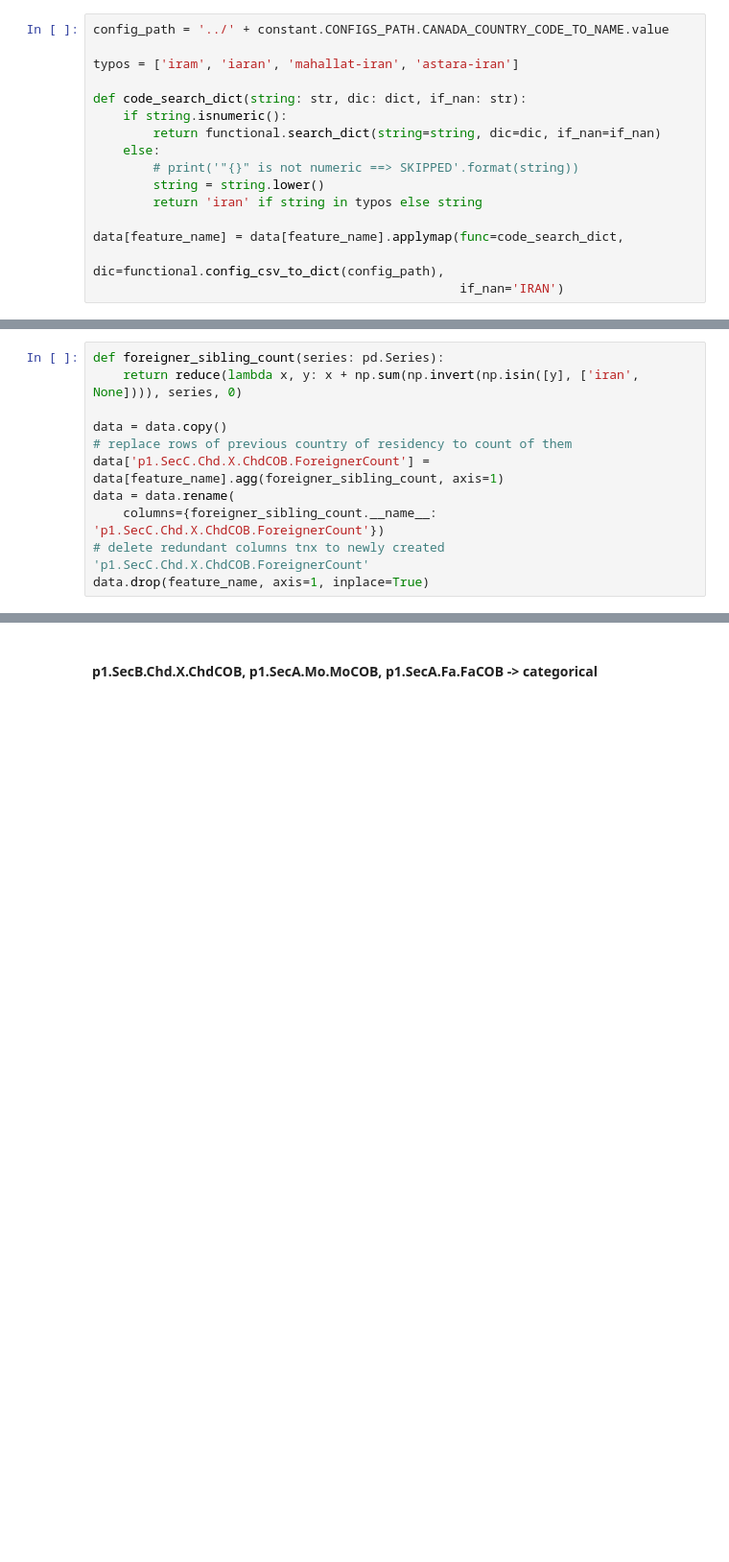
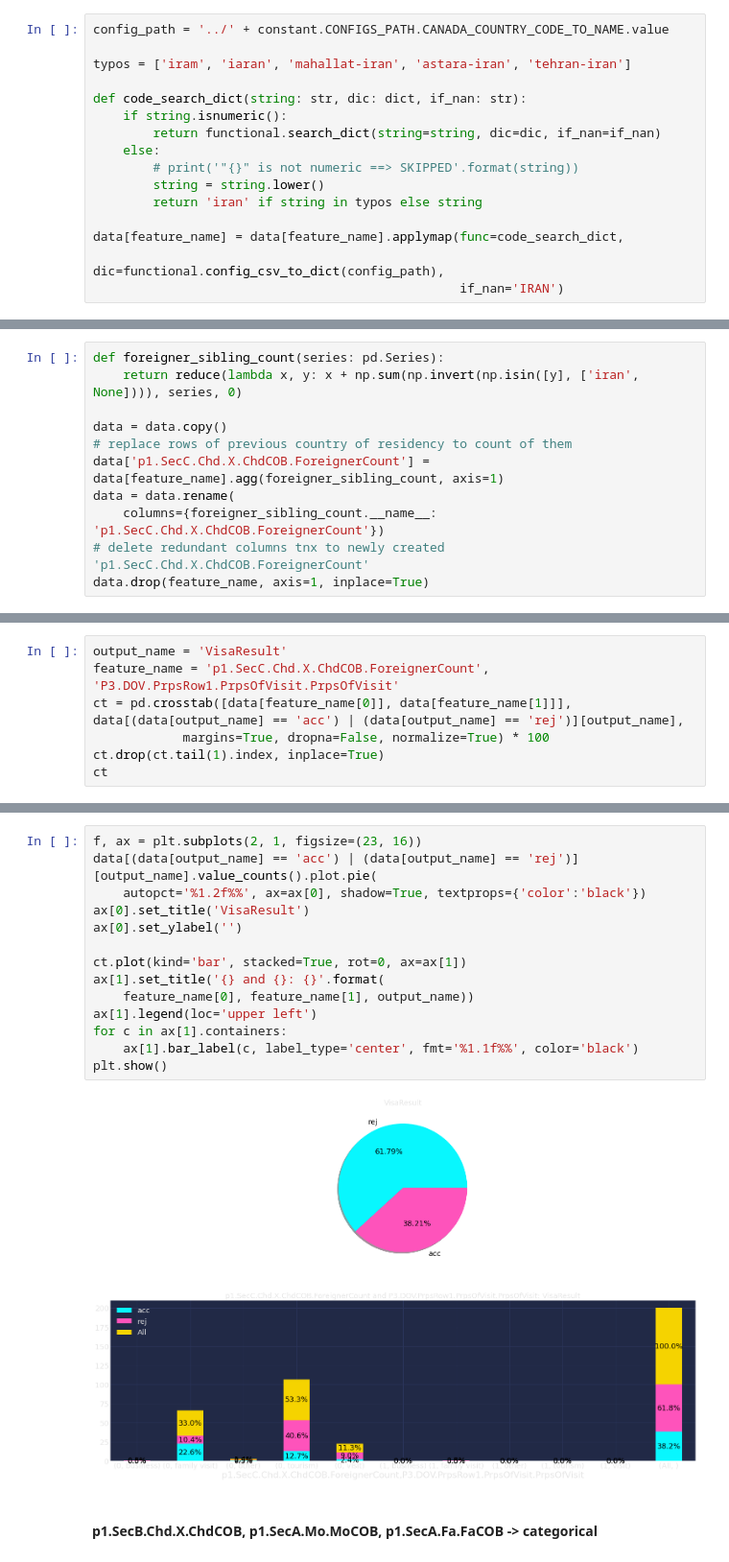
Before and after one commit to Nikronic/visaland-visa-form-utility, a Jupyter notebook: notebooks/data_exploration_dev.ipynb, the cells around one changed output, grey strips where cells are left out. Shown at 96% size. Drawn from its saved outputs; the diff is of its cells as text; blank space fills up the shorter version.

```diff
--- a/notebooks/data_exploration_dev.ipynb
+++ b/notebooks/data_exploration_dev.ipynb
@@ -2666,7 +2668,7 @@ dtype: int64
 # %%
 config_path = '../' + constant.CONFIGS_PATH.CANADA_COUNTRY_CODE_TO_NAME.value
 
-typos = ['iram', 'iaran', 'mahallat-iran', 'astara-iran']
+typos = ['iram', 'iaran', 'mahallat-iran', 'astara-iran', 'tehran-iran']
 
 def code_search_dict(string: str, dic: dict, if_nan: str):
     if string.isnumeric():
@@ -2728,3 +2730,10 @@ data[data['p1.SecC.Chd.X.ChdCOB.ForeignerCount'] > 0]
 |  | P1.PD.AliasName.AliasNameIndicato... | P1.PD.Sex.Sex | P1.PD.CurrCOR.Row2.Country | P1.PD.CurrCOR.Row2.Status | P1.PD.PrevCOR.Row2.Country | ... |
 | 26 | False | Male | IRAN | 1.0 | 1.429856 | ... |
 | 40 | False | Male | IRAN | 1.0 | 1.429856 | ... |
+# %%
+output_name = 'VisaResult'
+feature_name = 'p1.SecC.Chd.X.ChdCOB.ForeignerCount', 'P3.DOV.PrpsRow1.PrpsOfVisit.PrpsOfVisit'
+ct = pd.crosstab([data[feature_name[0]], data[feature_name[1]]], data[(data[output_name] == 'acc') | (data[output_name] == 'rej')][output_name],
+            margins=True, dropna=False, normalize=True) * 100
+ct.drop(ct.tail(1).index, inplace=True)
+ct
@@ -2731,3 +2754,19 @@ data[data['p1.SecC.Chd.X.ChdCOB.ForeignerCount'] > 0]
+# %%
+f, ax = plt.subplots(2, 1, figsize=(23, 16))
+data[(data[output_name] == 'acc') | (data[output_name] == 'rej')][output_name].value_counts().plot.pie(
+    autopct='%1.2f%%', ax=ax[0], shadow=True, textprops={'color':'black'})
+ax[0].set_title('VisaResult')
+ax[0].set_ylabel('')
+
+ct.plot(kind='bar', stacked=True, rot=0, ax=ax[1])
+ax[1].set_title('{} and {}: {}'.format(
+    feature_name[0], feature_name[1], output_name))
+ax[1].legend(loc='upper left')
+for c in ax[1].containers:
+    ax[1].bar_label(c, label_type='center', fmt='%1.1f%%', color='black')
+plt.show()
+# %% [output]
+[figure, added]
 # %% [markdown]
 #### p1.SecB.Chd.X.ChdCOB, p1.SecA.Mo.MoCOB, p1.SecA.Fa.FaCOB -> categorical
 # %% [markdown]
```
Also changed, not shown: parts of 27 cells of this notebook.
